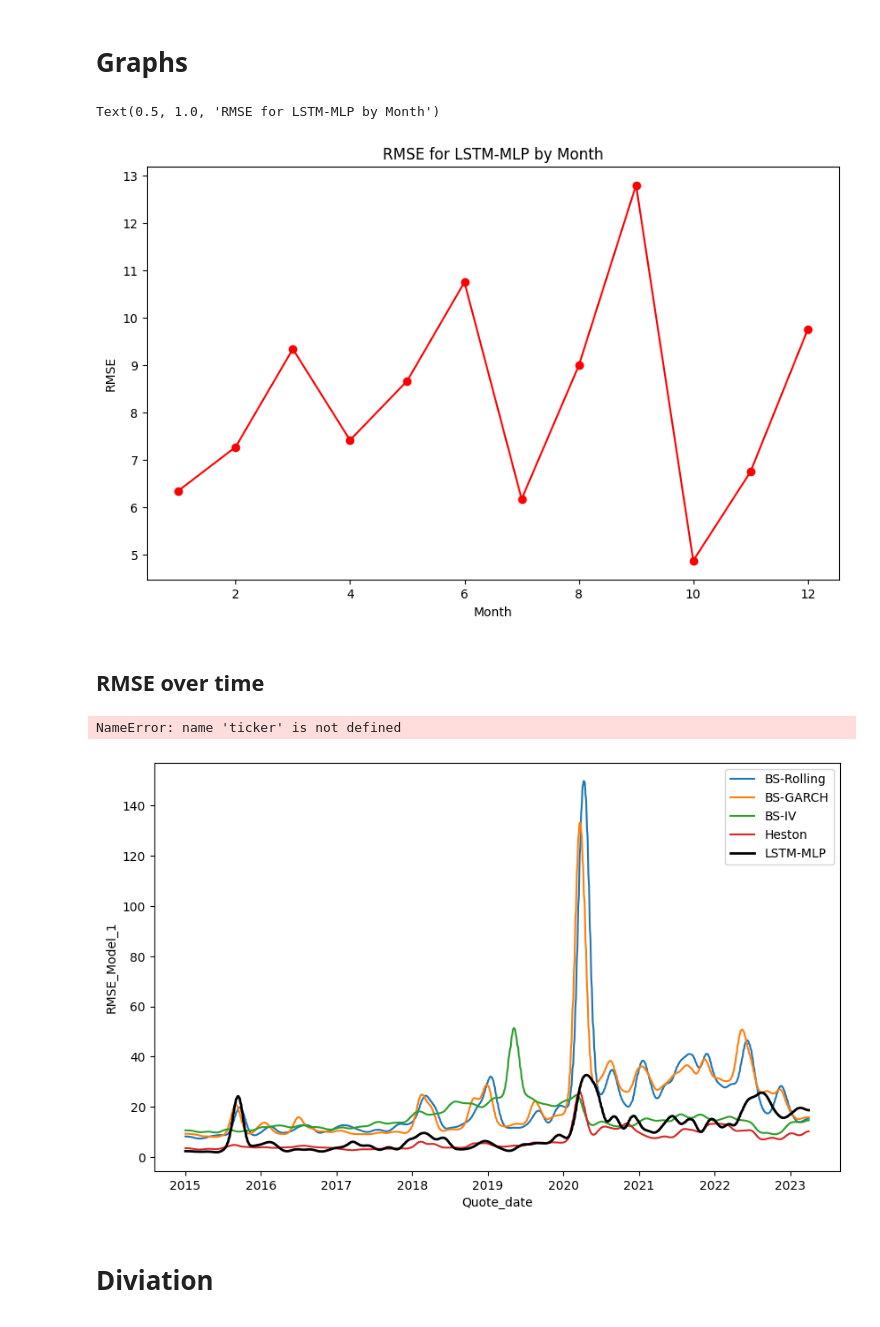
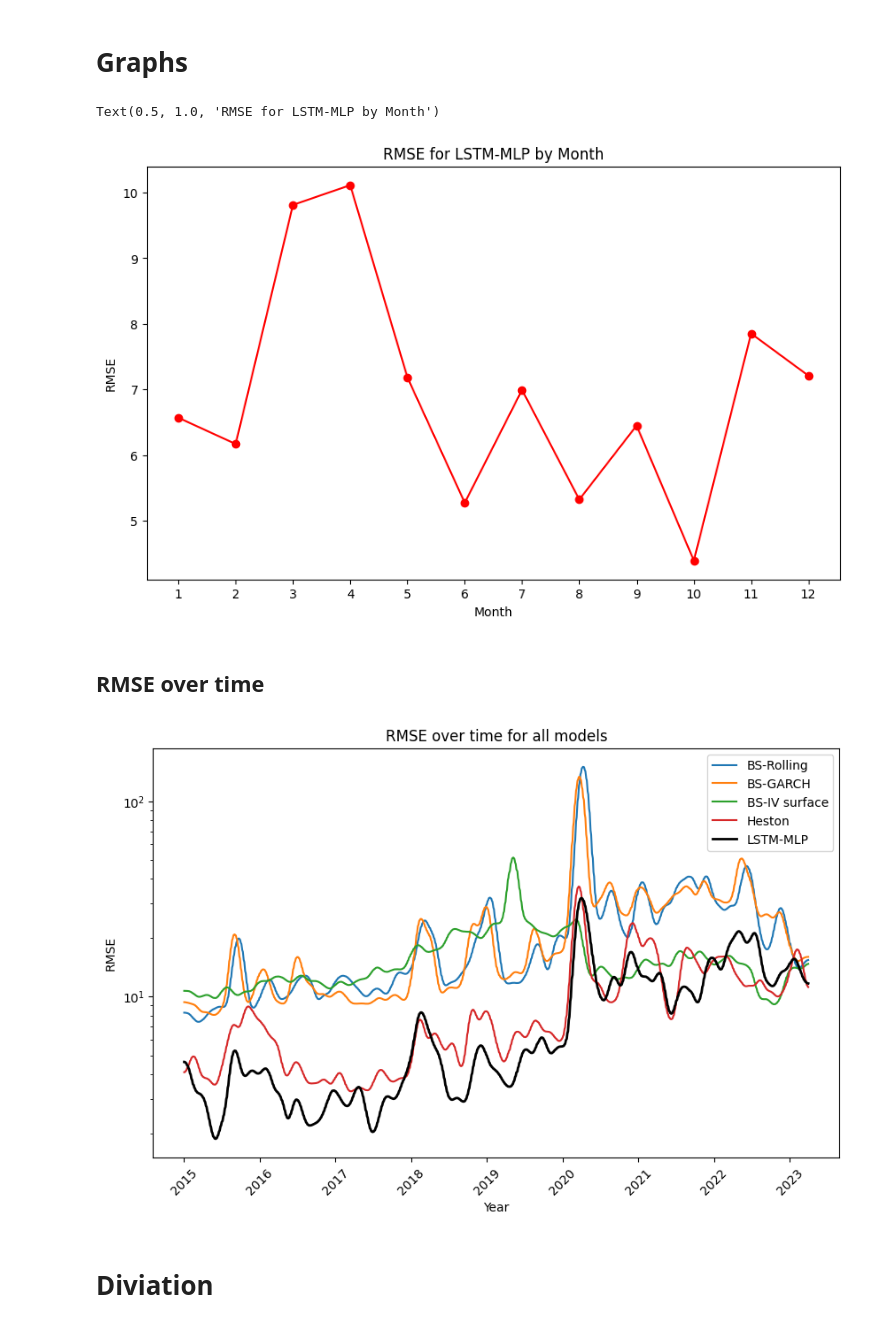
Before and after one commit to erlend-rygg/deep-learning-for-option-pricing, a Jupyter notebook: results_analysis/compare_results.ipynb, the cells around one changed output. Saved outputs shown, nothing was run; the diff lists cells and outputs as text; code cells hidden in the pictures.

Commit message:
Updated graphs including labels

```diff
--- a/results_analysis/compare_results.ipynb
+++ b/results_analysis/compare_results.ipynb
@@ -28,7 +28,7 @@ read_from_file = True
 # %% [markdown]
 ### Loading data
 # %%
-if read_from_file:
+if read_from_file == False:
     # Set the path to the root directory
     path = os.path.abspath(os.path.join(os.getcwd(), os.pardir))
     sys.path.append(path)
@@ -38,7 +38,7 @@ if read_from_file:
     df2 = dd.read_csv(path + '/data/predictions/BS_garch.csv')
     df3 = dd.read_csv(path + '/data/predictions/BS_IV_surface2.csv')
     df4 = dd.read_csv(path + '/data/predictions/heston.csv')
-    df5 = dd.read_csv(path + '/data/predictions/05-07_11-26.csv')
+    df5 = dd.read_csv(path + '/data/predictions/11.05 1 mnd test sett full model run.csv')
 
     # Rename columns
     df1 = df1.rename(columns={"BS": "Rolling"})
@@ -80,7 +72,7 @@ if write_to_file:
 if read_from_file:
     path = os.path.abspath(os.path.join(os.getcwd(), os.pardir))
     sys.path.append(path)
-    df = pd.read_csv(path + '/data/predictions/combined_predictions.csv')
+    df = pd.read_csv(path + '/data/predictions/combined_predictions2.csv')
 # %% [markdown]
 # Graphs
 # %%
@@ -101,7 +93,7 @@ plt.ylabel("RMSE")
 plt.title("RMSE for LSTM-MLP by Month")
 # %% [output]
 Text(0.5, 1.0, 'RMSE for LSTM-MLP by Month')
-[figure, old version]
+[figure, new version]
 # %% [markdown]
 ## RMSE over time
 # %%
@@ -120,38 +112,37 @@ rmse_df = df.groupby("Quote_date").apply(calculate_rmse).reset_index()
 
 # Smooth the RMSE values by using gaussian filter
 sigma = 15
 rmse_df["RMSE_Model_1"] = gaussian_filter1d(rmse_df["RMSE_Model_1"], sigma=sigma)
 rmse_df["RMSE_Model_2"] = gaussian_filter1d(rmse_df["RMSE_Model_2"], sigma=sigma)
 rmse_df["RMSE_Model_3"] = gaussian_filter1d(rmse_df["RMSE_Model_3"], sigma=sigma)
 rmse_df["RMSE_Model_4"] = gaussian_filter1d(rmse_df["RMSE_Model_4"], sigma=sigma)
 rmse_df["RMSE_Model_5"] = gaussian_filter1d(rmse_df["RMSE_Model_5"], sigma=sigma)
 
 
 # Plot the RMSE values for each model
 fig, ax = plt.subplots(figsize=(10, 6))
 sns.lineplot(data=rmse_df, x="Quote_date", y="RMSE_Model_1", label="BS-Rolling", ax=ax)
 sns.lineplot(data=rmse_df, x="Quote_date", y="RMSE_Model_2", label="BS-GARCH", ax=ax)
-sns.lineplot(data=rmse_df, x="Quote_date", y="RMSE_Model_3", label="BS-IV", ax=ax)
+sns.lineplot(data=rmse_df, x="Quote_date", y="RMSE_Model_3", label="BS-IV surface", ax=ax)
 sns.lineplot(data=rmse_df, x="Quote_date", y="RMSE_Model_4", label="Heston", ax=ax)
 sns.lineplot(data=rmse_df, x="Quote_date", y="RMSE_Model_5", label="LSTM-MLP", ax=ax, color="black", linewidth=2)
 
 
 # Set the interval for x-axis labels
 #ax.xaxis.set_major_locator(ticker.MultipleLocator(base=150))
 
 # Set y limit between 0 and 100
 
 
-plt.xlabel("Quote_date")
+plt.xlabel("Year")
 plt.ylabel("RMSE")
 plt.yscale("log")
-plt.title("RMSE for Models per day")
+plt.title("RMSE over time for all models")
 plt.legend()
 plt.xticks(rotation=45)
 plt.show()
 # %% [output]
-NameError: name 'ticker' is not defined
-[figure, old version]
+[figure, new version]
 # %% [markdown]
 # Diviation
 # %%
```
Also changed, not shown: parts of 13 cells of this notebook, 4 other files.
